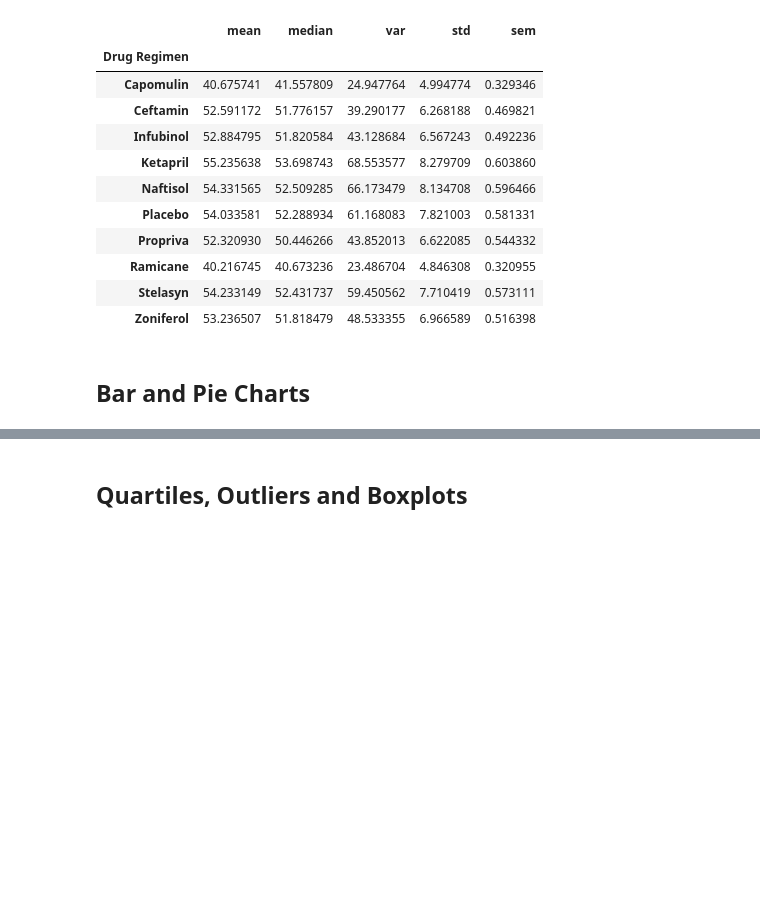
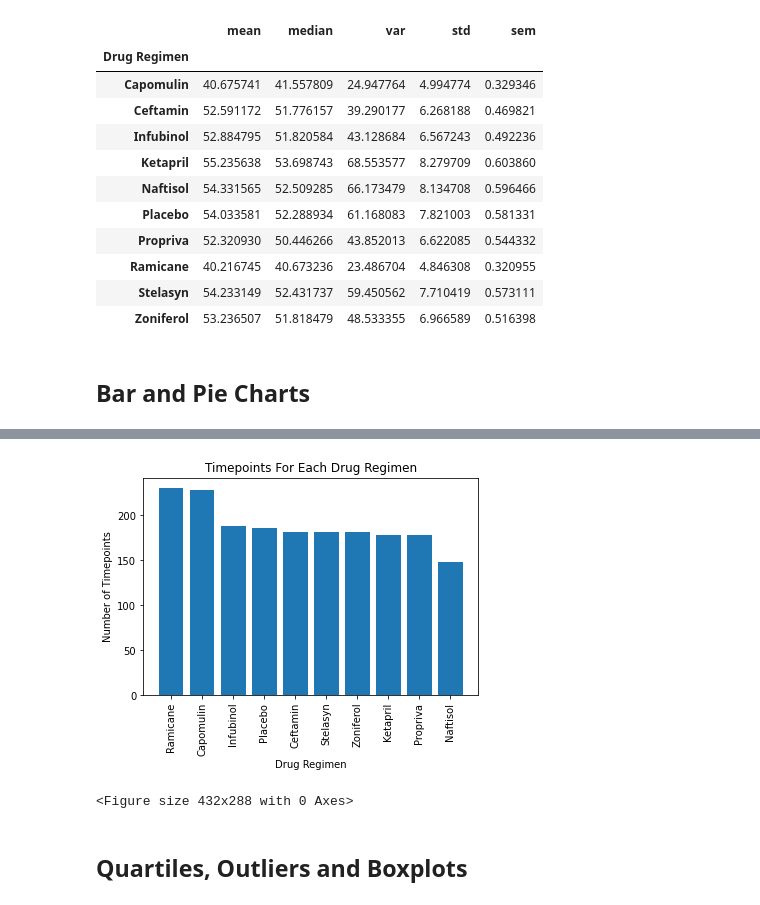
Before and after one commit to 17sarahstoffel/Capomulin-study, a Jupyter notebook: pymaceuticals_starter.ipynb, the cells around one changed output, grey strips where cells are left out. Drawn from its saved outputs; the diff is of its cells as text; code cells hidden in the pictures; blank space fills up the shorter version.

```diff
--- a/pymaceuticals_starter.ipynb
+++ b/pymaceuticals_starter.ipynb
@@ -150,3 +164,27 @@ tumor_summary
+# %%
+# Generate a bar plot showing the total number of timepoints for all mice tested for each drug regimen using pyplot.
+number_of_timepoints=mouse_data_clean.groupby(mouse_data_clean["Drug Regimen"]).count()
+number_of_timepoints=number_of_timepoints.sort_values("Timepoint", ascending = False)
+
+
+x_values= list(mouse_data_clean["Drug Regimen"].unique())
+y_values= list(number_of_timepoints["Timepoint"])
+
+x_axis= np.arange(len(x_values))
+tick_locations = [value +0.4 for value in x_axis]
+
+plt.bar(x_values, y_values, alpha=1, align="edge")
+plt.title("Timepoints For Each Drug Regimen")
+plt.xlabel("Drug Regimen")
+plt.ylabel("Number of Timepoints")
+plt.xticks(tick_locations, rotation="vertical")
+
+
+plt.show()
+plt.tight_layout()
+# %% [output]
+[figure, added]
+<Figure size 432x288 with 0 Axes>
 # %%
 # Generate a pie plot showing the distribution of female versus male mice using Pandas
 # %%
```
Also changed, not shown: parts of 4 cells of this notebook.
